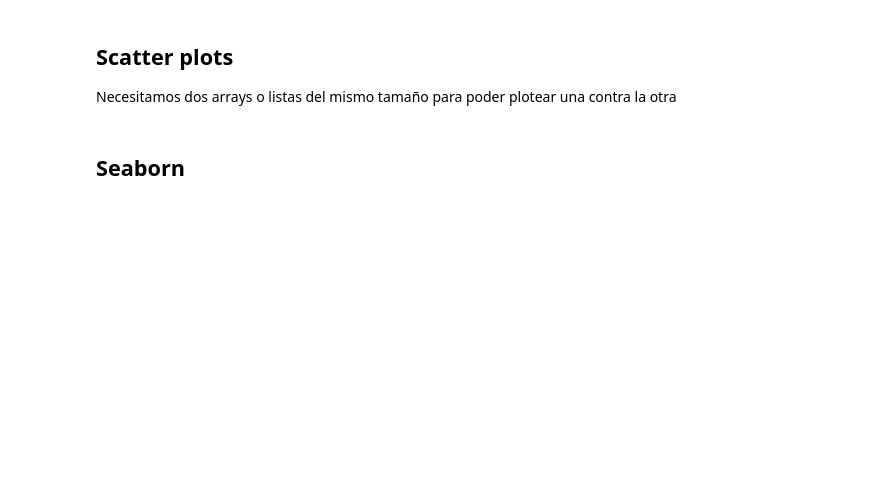
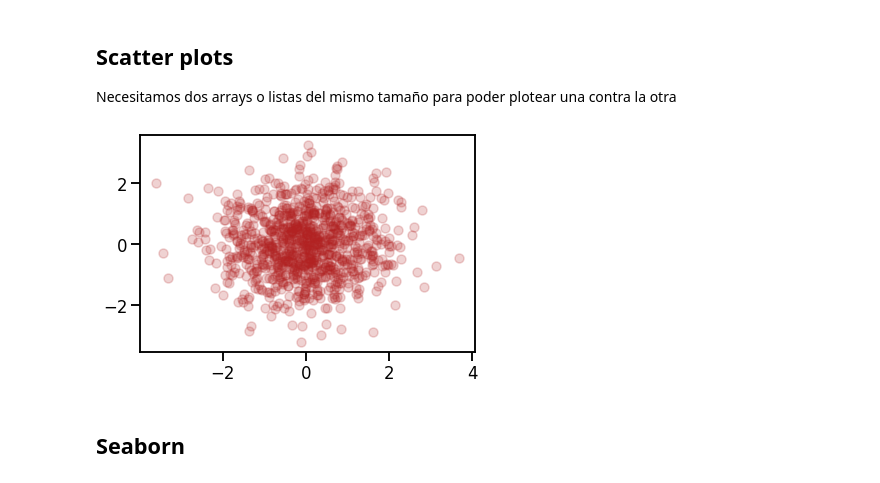
Before and after one commit to magheata/uib-aa-g1-material-master, a Jupyter notebook: W1/03 - Introducción a Numpy y Matplotlib.ipynb, the cells around one changed output. Cells and saved outputs as stored; diff of their text form; code cells hidden in the pictures; blank space fills up the shorter version.

```diff
--- a/W1/03 - Introducción a Numpy y Matplotlib.ipynb
+++ b/W1/03 - Introducción a Numpy y Matplotlib.ipynb
@@ -417,9 +528,11 @@ Necesitamos dos arrays o listas del mismo tamaño para poder plotear una contra
 # %%
 x = np.random.normal(size=1000)
 y = np.random.normal(size=1000)
 
-plt.scatter(**, **, c='firebrick', alpha=0.2)
+plt.scatter(x, y, c='firebrick', alpha=0.2)
 plt.show()
+# %% [output]
+[figure, added]
 # %% [markdown]
 ## Seaborn
 # %%
```
Also changed, not shown: parts of 37 cells of this notebook, 3 other files.
